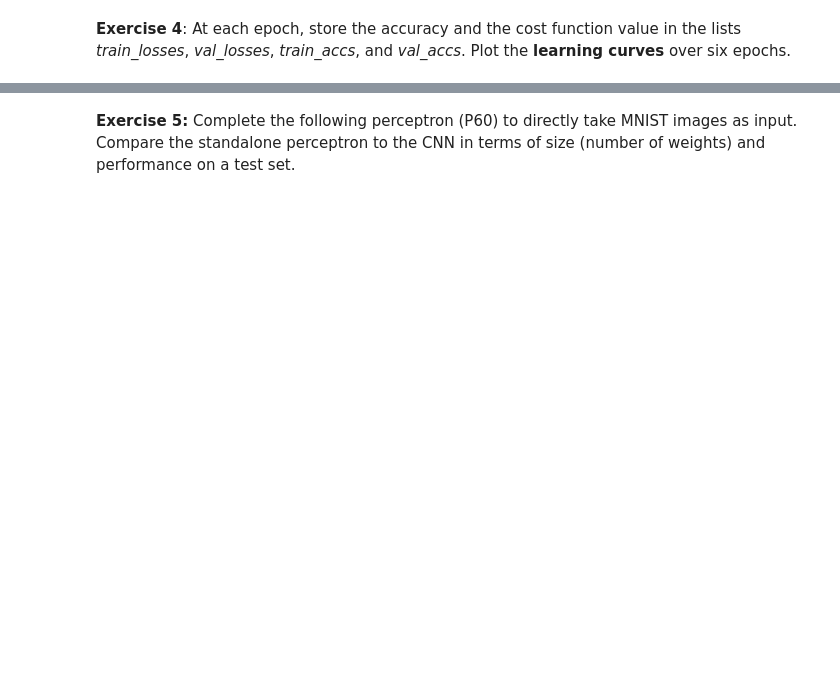
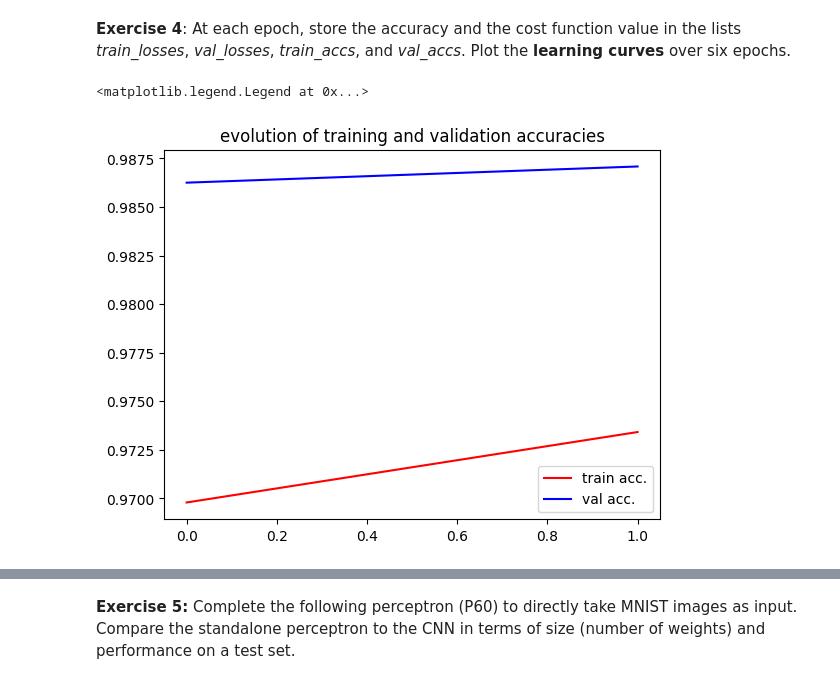
Before and after one commit to nanopiero/ML_S5_etudiants, a Jupyter notebook: practicals/P3/P3_instructions.ipynb, the cells around one changed output, grey strips where cells are left out. Saved outputs shown, nothing was run; the diff lists cells and outputs as text; code cells hidden in the pictures; blank space fills up the shorter version.

```diff
--- a/practicals/P3/P3_instructions.ipynb
+++ b/practicals/P3/P3_instructions.ipynb
@@ -100,7 +100,7 @@ Now, we will define a vanilla CNN with two convolution layers.
 **Exercise 2:**  Determine *N* in such a way that the network can accept MNIST images as input.
 How outputs will be interpreted after the training ?
 # %%
-N = x.shape[0]*x.shape[1]*x.shape[2]*x.shape[3] * 10 //(4*4)
+N = x.shape[1]*x.shape[2]*x.shape[3] * 10 //(4*4)
 
 class CNN(nn.Module):
 
@@ -288,10 +228,13 @@ Plot the **learning curves** over six epochs.
 # %%
 fig, ax = plt.subplots()
 plt.title('evolution of training and validation accuracies')
 
-ax.plot( ... , color = 'r')
-ax.plot( ... , color = 'b')
+ax.plot( train_accs , color = 'r')
+ax.plot( val_accs , color = 'b')
 ax.legend(['train acc.', 'val acc.'])
+# %% [output]
+<matplotlib.legend.Legend at 0x...>
+[figure, added]
 # %%
 fig2, ax2 = plt.subplots()
 plt.title('loss = f(epoch)')
```
Also changed, not shown: parts of 23 cells of this notebook.
